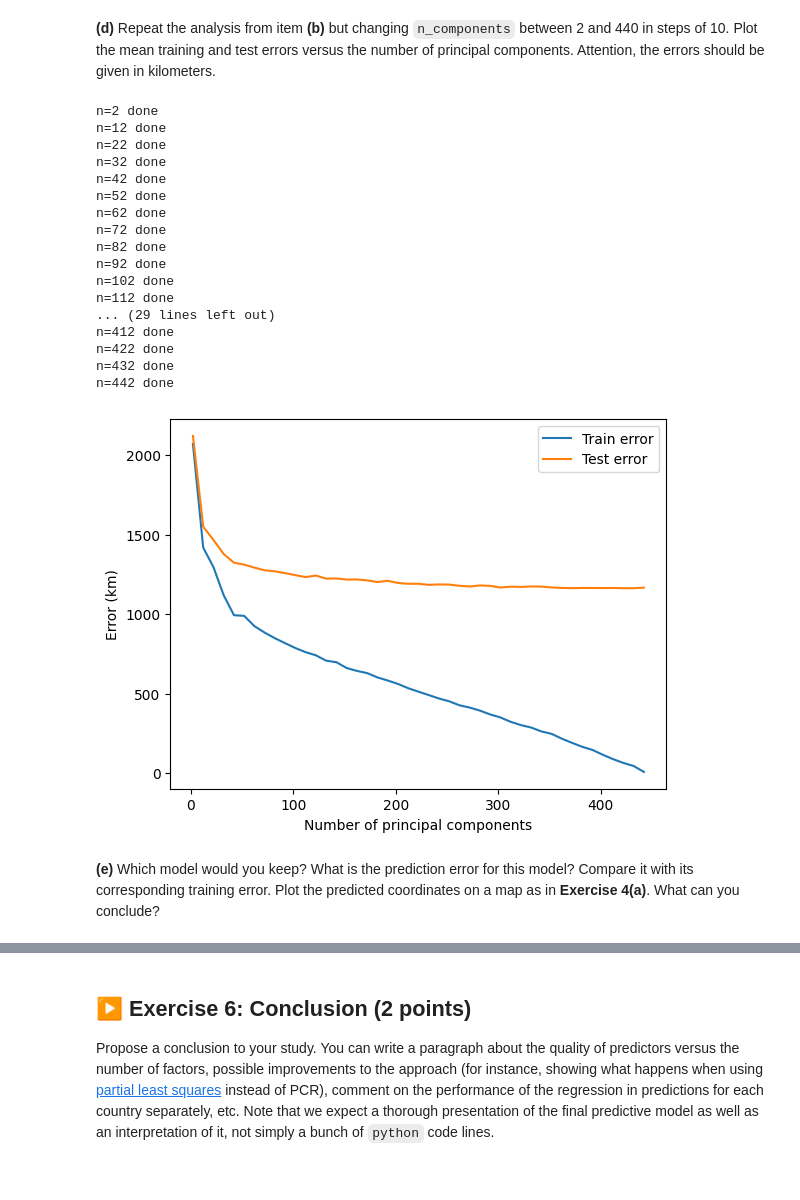
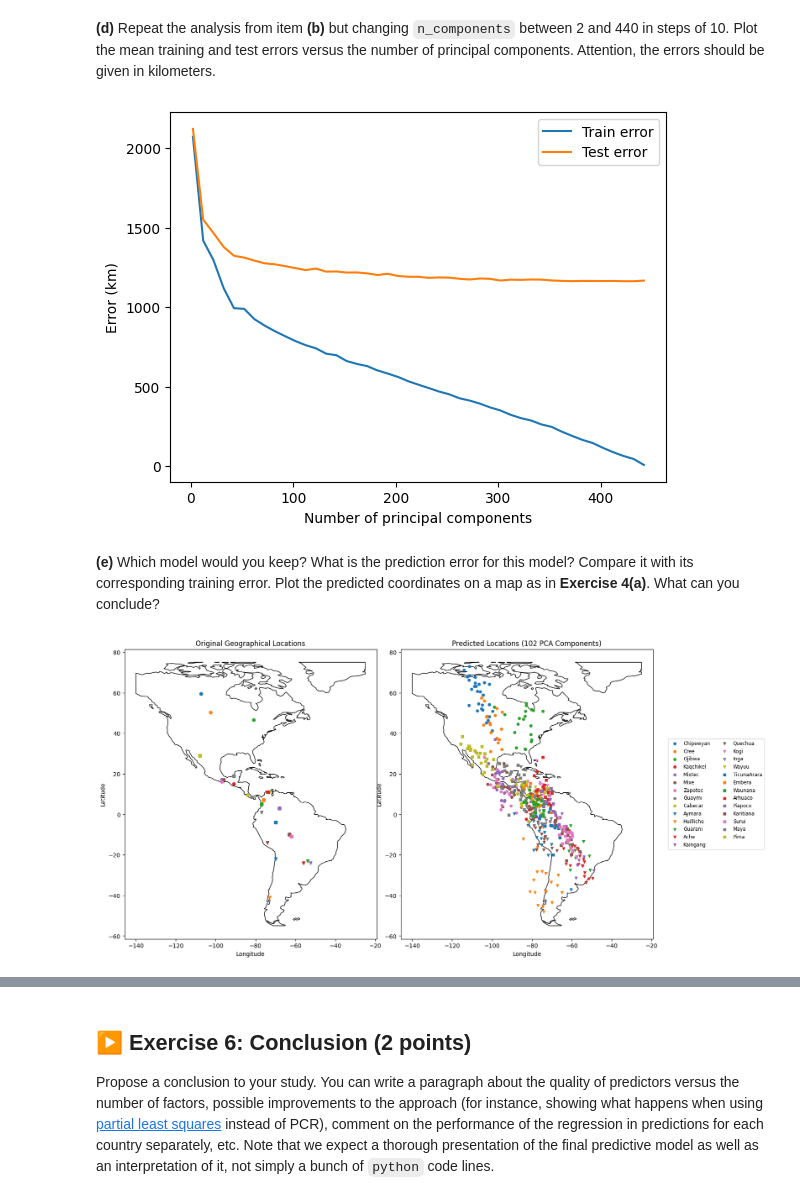
Before and after one commit to muneymo/isla2026-TP, a Jupyter notebook: TP2/TP2.ipynb, the cells around one changed output, grey strips where cells are left out. Cells and saved outputs as stored; diff of their text form; code cells hidden in the pictures.

```diff
--- a/TP2/TP2.ipynb
+++ b/TP2/TP2.ipynb
@@ -534,38 +534,72 @@ train_errors = []
 test_errors = []
 cv = KFold(n_splits=10, shuffle=True, random_state=42)
 
-for n in range(2, 443, 10):
+#calculate the training error and test error for principal components between 2 and 440
+for n in range(2, 440, 10):
     pcr = make_pipeline(StandardScaler(), PCA(n_components=n), LinearRegression())
     scores = cross_validate(pcr, X, y, cv=cv, scoring=km_scorer, return_train_score=True)
     train_errors.append(-scores['train_score'].mean())
     test_errors.append(-scores['test_score'].mean())
-    print(f"n={n} done")
 
-plt.plot(range(2, 443, 10), train_errors, label="Train error")
-plt.plot(range(2, 443, 10), test_errors, label="Test error")
-
+#plot the training and test error in the same plot
+plt.plot(range(2, 440, 10), train_errors, label="Train error")
+plt.plot(range(2, 440, 10), test_errors, label="Test error")
 plt.xlabel("Number of principal components")
 plt.ylabel("Error (km)")
 plt.legend()
 plt.show()
 # %% [output]
-n=2 done
-n=12 done
-n=22 done
-n=32 done
-n=42 done
-n=52 done
-n=62 done
-n=72 done
-n=82 done
-n=92 done
-n=102 done
-n=112 done
-... (29 lines left out)
-n=412 done
-n=422 done
-n=432 done
-n=442 done
 [figure]
 # %% [markdown]
 **(e)** Which model would you keep? What is the prediction error for this model? Compare it with its corresponding training error. Plot the predicted coordinates on a map as in **Exercise 4(a)**. What can you conclude?
+# %%
+# Regression for latitude using a pipline
+pipe_lat = make_pipeline(StandardScaler(), PCA(n_components=102), LinearRegression())
+pipe_lat.fit(markers, latitude)
+pred_lat = pipe_lat.predict(markers)
+
+# Regression for longitude using a pipline
+pipe_long = make_pipeline(StandardScaler(), PCA(n_components=102), LinearRegression())
+pipe_long.fit(markers, longitude)
+pred_long = pipe_long.predict(markers)
+
+# New GeoDataFrame for predicted values:
+gdf_pred = gpd.GeoDataFrame(df, geometry=gpd.points_from_xy(pred_long, pred_lat))
+
+fig, (ax1, ax2) = plt.subplots(1, 2, figsize=(16, 8))
+
+# Define shared plotting parameters
+world = gpd.read_file(geodatasets.get_path('naturalearth.land'))
+extent = [-140, -55, -25, 75]
+marker_list = ['o', 'v', 's']
+colors_list = [f'C{i}' for i in range(9)]
+
+# Loop through both axes to plot the background map
+for ax in [ax1, ax2]:
+    world.clip(extent).plot(ax=ax, color='white', edgecolor='black')
+    ax.set_xlabel('Longitude')
+    ax.set_ylabel('Latitude')
+
+# --- Plot 1: ORIGINAL ---
+for i, tribe in enumerate(gdf['Pop'].unique()):
+    members = gdf[gdf['Pop'] == tribe]
+    ax1.scatter(members['long'], members['lat'],
+                marker=marker_list[i//9], color=colors_list[i%9], s=20)
+ax1.set_title('Original Geographical Locations')
+
+# --- Plot 2: PREDICTED  ---
+for i, tribe in enumerate(gdf_pred['Pop'].unique()):
+    members = gdf_pred[gdf_pred['Pop'] == tribe]
+    # Use the predicted columns from Ex 4 (columns long and lat still conatin the true values)
+    ax2.scatter(pred_long[gdf_pred['Pop'] == tribe],
+                pred_lat[gdf_pred['Pop'] == tribe],
+                marker=marker_list[i//9], color=colors_list[i%9], s=20)
+ax2.set_title('Predicted Locations (102 PCA Components)')
+
+# Add one shared legend to the right of the second plot
+ax2.legend(gdf['Pop'].unique(), loc='center left', bbox_to_anchor=(1.05, 0.5), ncol=2, fontsize='small')
+
+plt.tight_layout()
+plt.show()
+# %% [output]
+[figure, added]
```
Also changed, not shown: parts of 3 cells of this notebook.
